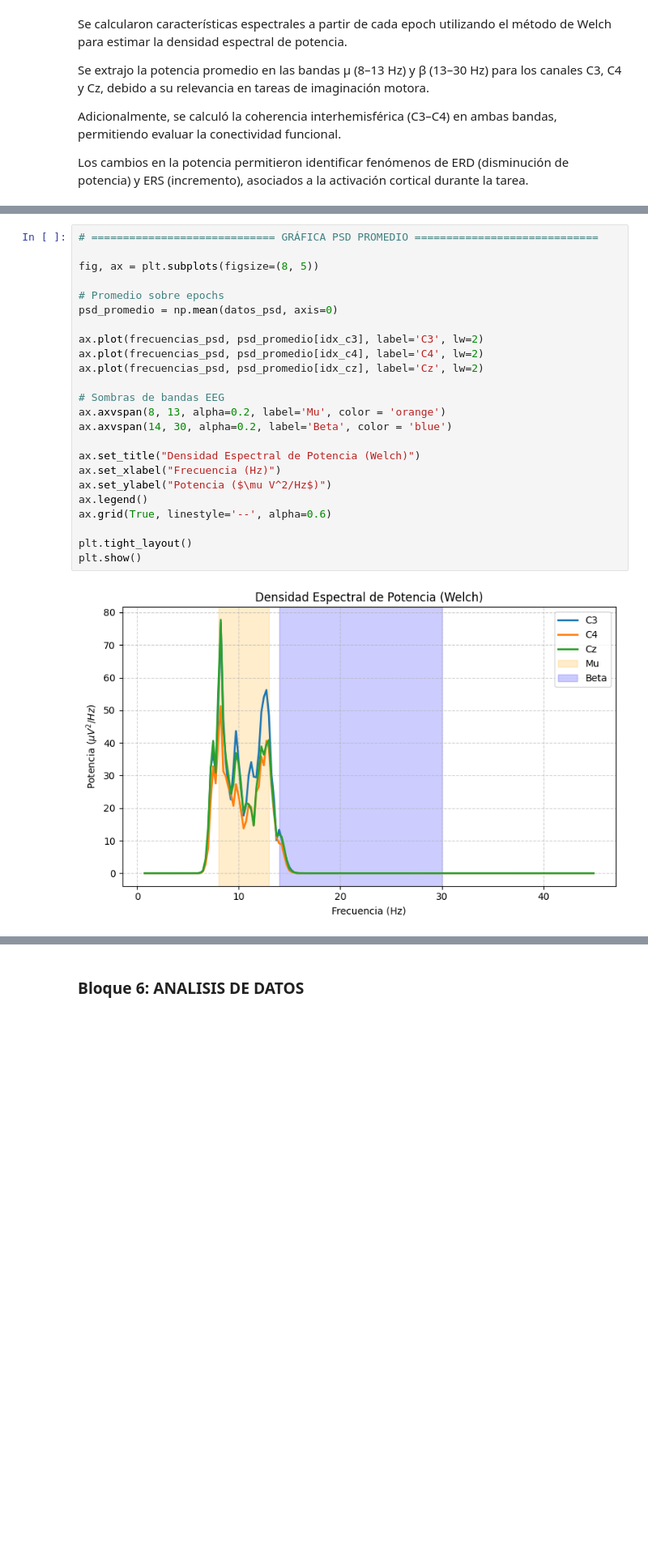
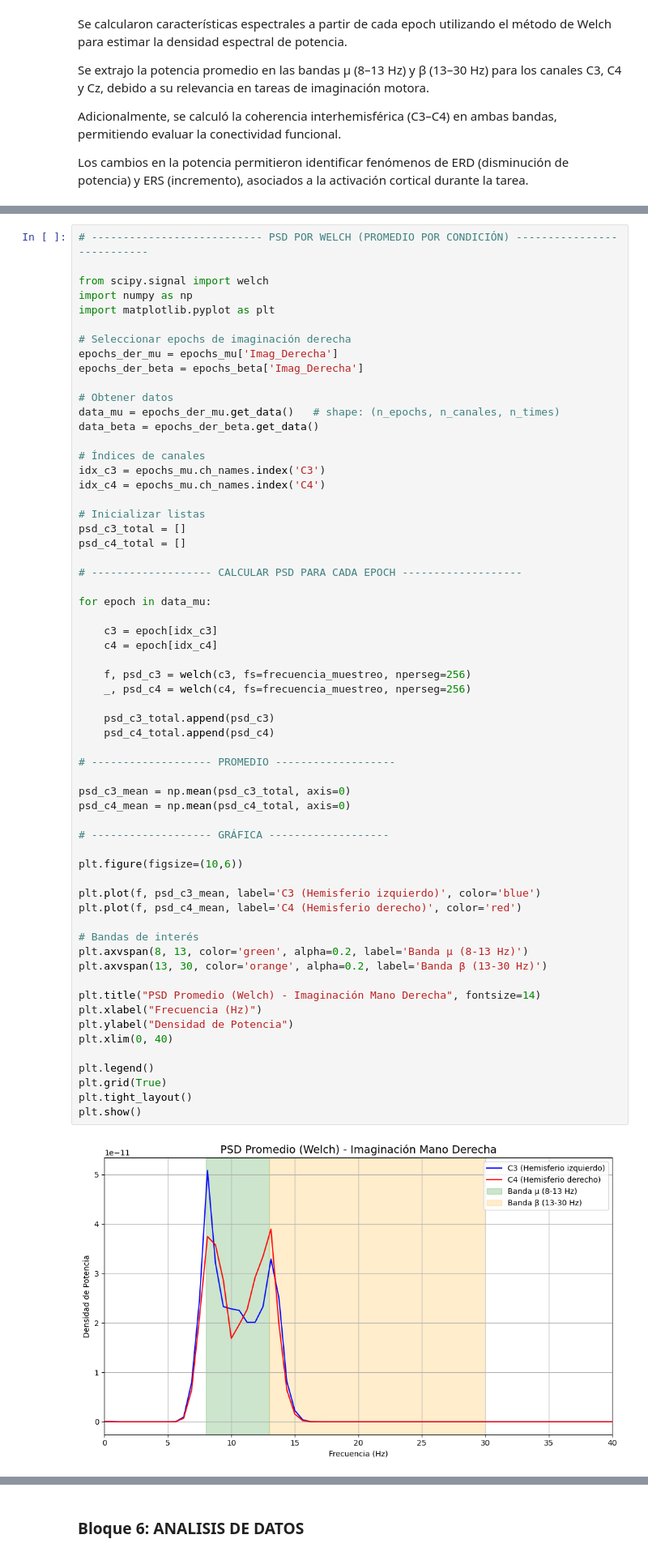
Before and after one commit to Estebanhincapie1/Proyecto_1_Biosenales, a Jupyter notebook: Codigo.ipynb, the cells around one changed output, grey strips where cells are left out. Shown at 81% size. Drawn from its saved outputs; the diff is of its cells as text; blank space fills up the shorter version.

Commit message:
Correccion codigo
Eliminacion de la funcion para calcular coherencia por problemas para definir por fuera las epochs mu y beta. Correcion del calculo y grafica de psd

```diff
--- a/Codigo.ipynb
+++ b/Codigo.ipynb
@@ -524,31 +543,68 @@ No baseline correction applied
 [figure]
 [<Figure size 640x480 with 2 Axes>]
 # %%
-# ============================= GRÁFICA PSD PROMEDIO =============================
+# --------------------------- PSD POR WELCH (PROMEDIO POR CONDICIÓN) ---------------------------
 
-fig, ax = plt.subplots(figsize=(8, 5))
+from scipy.signal import welch
+import numpy as np
+import matplotlib.pyplot as plt
 
-# Promedio sobre epochs
-psd_promedio = np.mean(datos_psd, axis=0)
+# Seleccionar epochs de imaginación derecha
+epochs_der_mu = epochs_mu['Imag_Derecha']
+epochs_der_beta = epochs_beta['Imag_Derecha']
 
-ax.plot(frecuencias_psd, psd_promedio[idx_c3], label='C3', lw=2)
-ax.plot(frecuencias_psd, psd_promedio[idx_c4], label='C4', lw=2)
-ax.plot(frecuencias_psd, psd_promedio[idx_cz], label='Cz', lw=2)
+# Obtener datos
+data_mu = epochs_der_mu.get_data()   # shape: (n_epochs, n_canales, n_times)
+data_beta = epochs_der_beta.get_data()
 
-# Sombras de bandas EEG
-ax.axvspan(8, 13, alpha=0.2, label='Mu', color = 'orange')
-ax.axvspan(14, 30, alpha=0.2, label='Beta', color = 'blue')
+# Índices de canales
+idx_c3 = epochs_mu.ch_names.index('C3')
+idx_c4 = epochs_mu.ch_names.index('C4')
 
-ax.set_title("Densidad Espectral de Potencia (Welch)")
-ax.set_xlabel("Frecuencia (Hz)")
-ax.set_ylabel("Potencia ($\mu V^2/Hz$)")
-ax.legend()
-ax.grid(True, linestyle='--', alpha=0.6)
+# Inicializar listas
+psd_c3_total = []
+psd_c4_total = []
 
+# ------------------- CALCULAR PSD PARA CADA EPOCH -------------------
+
+for epoch in data_mu:
+
+    c3 = epoch[idx_c3]
+    c4 = epoch[idx_c4]
+
+    f, psd_c3 = welch(c3, fs=frecuencia_muestreo, nperseg=256)
+    _, psd_c4 = welch(c4, fs=frecuencia_muestreo, nperseg=256)
+
+    psd_c3_total.append(psd_c3)
+    psd_c4_total.append(psd_c4)
+
+# ------------------- PROMEDIO -------------------
+
+psd_c3_mean = np.mean(psd_c3_total, axis=0)
+psd_c4_mean = np.mean(psd_c4_total, axis=0)
+
+# ------------------- GRÁFICA -------------------
+
+plt.figure(figsize=(10,6))
+
+plt.plot(f, psd_c3_mean, label='C3 (Hemisferio izquierdo)', color='blue')
+plt.plot(f, psd_c4_mean, label='C4 (Hemisferio derecho)', color='red')
+
+# Bandas de interés
+plt.axvspan(8, 13, color='green', alpha=0.2, label='Banda μ (8-13 Hz)')
+plt.axvspan(13, 30, color='orange', alpha=0.2, label='Banda β (13-30 Hz)')
+
+plt.title("PSD Promedio (Welch) - Imaginación Mano Derecha", fontsize=14)
+plt.xlabel("Frecuencia (Hz)")
+plt.ylabel("Densidad de Potencia")
+plt.xlim(0, 40)
+
+plt.legend()
+plt.grid(True)
 plt.tight_layout()
 plt.show()
 # %% [output]
-[figure, old version]
+[figure, new version]
 # %% [markdown]
 ### Bloque 5: Organización de Datos y Estructuración Final
 
```
Also changed, not shown: parts of 6 cells of this notebook.
